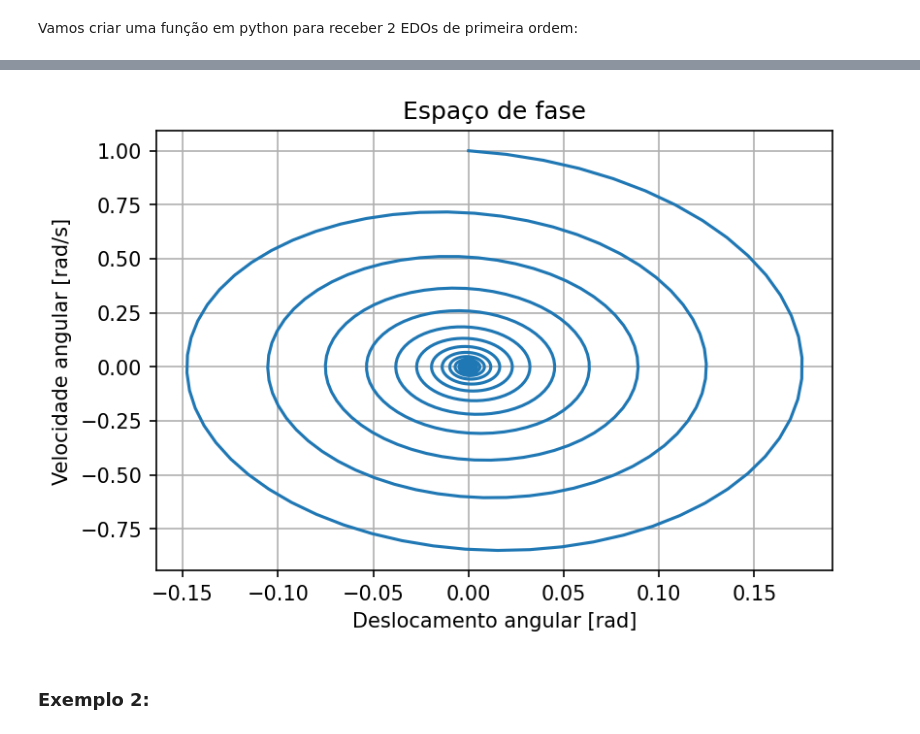
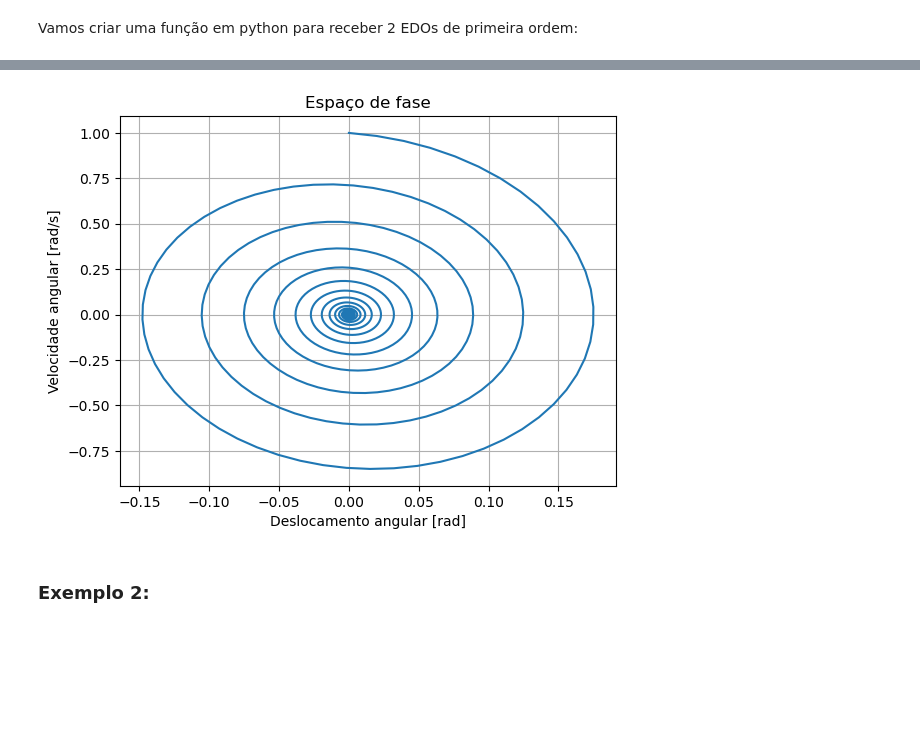
Before and after one commit to Pi-vi/Aulas_Dinamica, a Jupyter notebook: Din7.ipynb, the cells around one changed output, grey strips where cells are left out. Saved outputs shown, nothing was run; the diff lists cells and outputs as text; code cells hidden in the pictures; blank space fills up the shorter version.

```diff
--- a/Din7.ipynb
+++ b/Din7.ipynb
@@ -223,11 +226,11 @@ plt.grid(True)
 # %%
-plt.figure(dpi=150)
+plt.figure()
 plt.plot(X[:,0],X[:,1])
 plt.xlabel('Deslocamento angular [rad]')
 plt.ylabel('Velocidade angular [rad/s]')
 plt.title('Espaço de fase')
 plt.grid(True)
 # %% [output]
-[figure, old version]
+[figure, new version]
 # %% [markdown]
 ### Exemplo 2:
```
Also changed, not shown: parts of 27 cells of this notebook, 6 other files.
